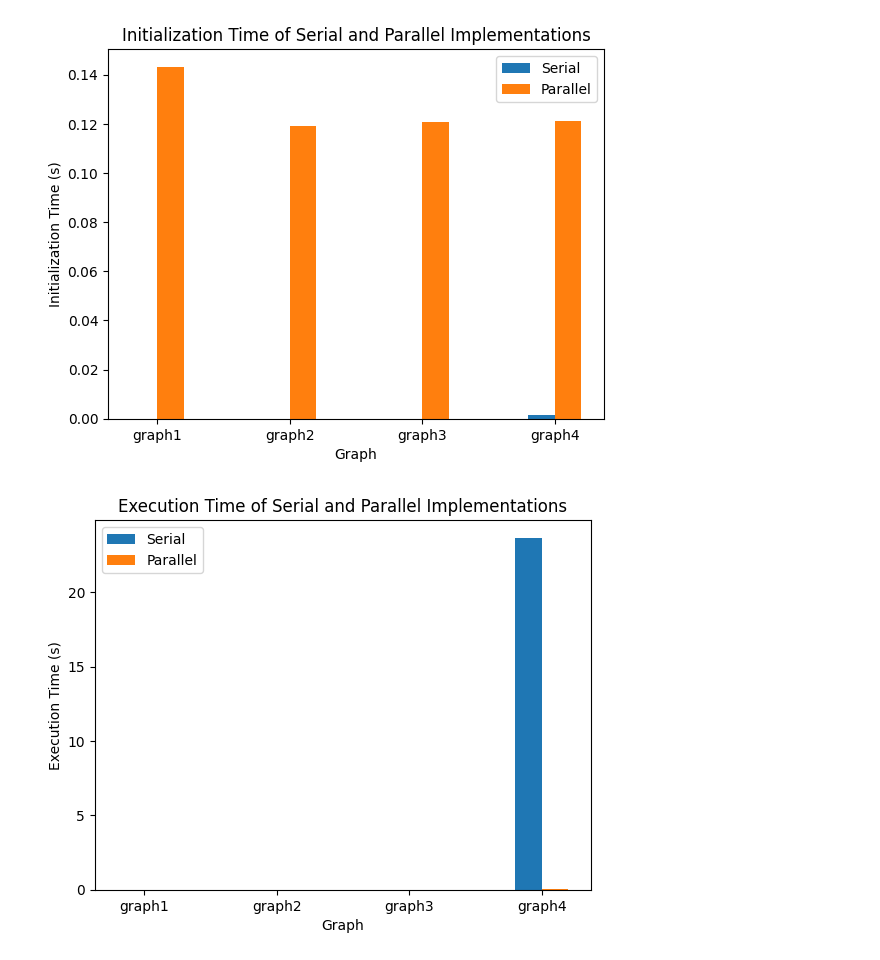
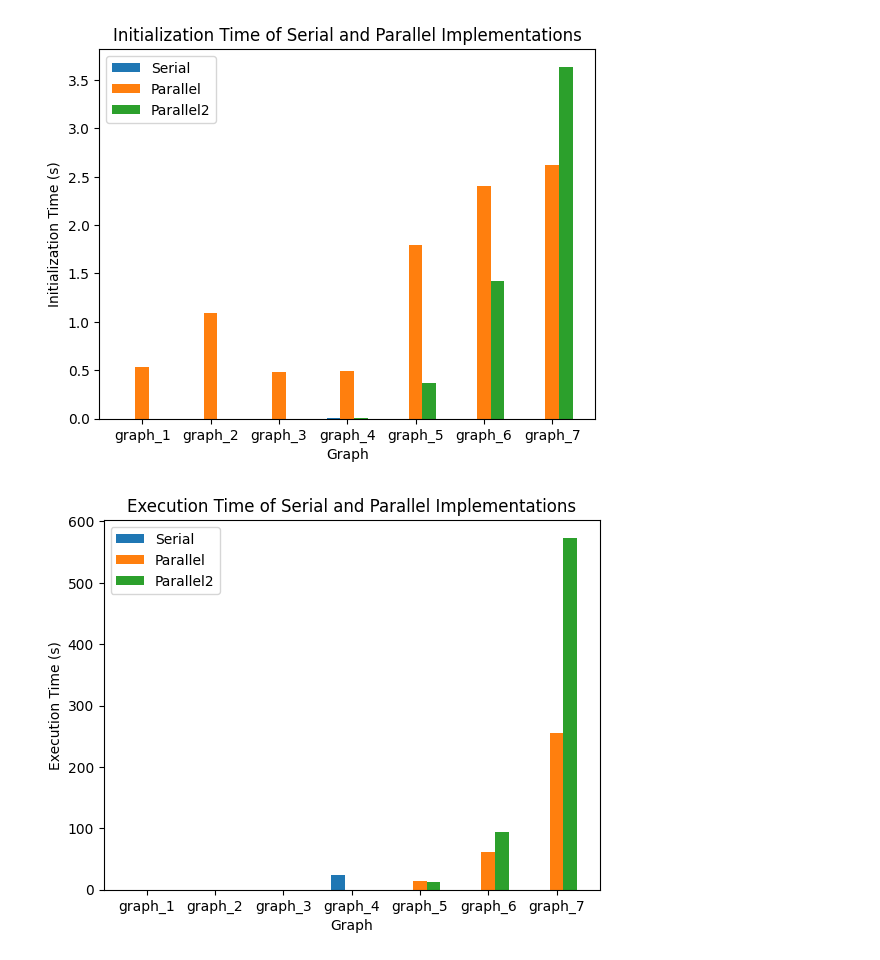
Before and after one commit to Daniele974/GraphCuts_CUDA, a Jupyter notebook: result_analysis.ipynb, the cells around one changed output. Cells and saved outputs as stored; diff of their text form; code cells hidden in the pictures.

Commit message:
Parallel2 funzionante, modifica per timestamp nel salvataggio, modifica make per esecuzioni multiple

```diff
--- a/result_analysis.ipynb
+++ b/result_analysis.ipynb
@@ -13,13 +13,16 @@ results = []
 for file in files:
     with open(file) as f:
         filename = os.path.basename(file)
-        graph = filename.split('_')[0]
-        algorithm = filename.split('_')[1]
+        splitted_filename = filename.split('_')
+        graph = splitted_filename[0]
+        algorithm = splitted_filename[1]
+        timestamp = splitted_filename[3].split('.')[0] if len(splitted_filename) > 3 else ''
         content = json.load(f)
         content['id'] = graph
         content['algorithm'] = algorithm
+        content['timestamp'] = timestamp
         results.append(content)
 
-results = pd.DataFrame(results, columns=['id', 'initializationTime', 'executionTime', 'totalTime', 'algorithm'])
+results = pd.DataFrame(results, columns=['id', 'initializationTime', 'executionTime', 'totalTime', 'algorithm','timestamp'])
 results
 # %% [output]
@@ -37,0 +46,3 @@ results
+# %%
+mean_results = results.groupby(['id', 'algorithm'])[['initializationTime', 'executionTime', 'totalTime']].mean().reset_index()
+mean_results
@@ -38,37 +67,39 @@ results
+# %%
+serial_results = mean_results[mean_results['algorithm'] == 'serial']
+parallel_results = mean_results[mean_results['algorithm'] == 'parallel']
+parallel2_results = mean_results[mean_results['algorithm'] == 'parallel2']
+#serial_results = mean_results[mean_results['algorithm'] == 'serial'][:groups]
+#parallel_results = mean_results[mean_results['algorithm'] == 'parallel'][:groups]
+#parallel2_results = mean_results[mean_results['algorithm'] == 'parallel2'][:groups]
+#x = np.arange(groups)
+x_serial = np.arange(len(serial_results))-0.2
+x_parallel = np.arange(len(parallel_results))
+x_parallel2 = np.arange(len(parallel2_results))+0.2
+width = 0.2
+max_length = max(len(serial_results),len(parallel_results),len(parallel2_results))
+ticks = [f'graph_{i}' for i in range(1, max_length+1)]
 # %%
-serial_results = results[results['algorithm'] == 'serial']
-parallel_results = results[results['algorithm'] == 'parallel']
-groups = min(len(serial_results),len(parallel_results))
-serial_results = results[results['algorithm'] == 'serial'][:groups]
-parallel_results = results[results['algorithm'] == 'parallel'][:groups]
-x = np.arange(groups)
-width = 0.2
-plt.bar(x-0.1, serial_results['initializationTime'], label='Serial', width=width)
-plt.bar(x+0.1, parallel_results['initializationTime'], label='Parallel', width=width)
-plt.xticks(x, serial_results['id'])
-plt.legend(['Serial', 'Parallel'])
+plt.bar(x_serial, serial_results['initializationTime'], label='Serial', width=width)
+plt.bar(x_parallel, parallel_results['initializationTime'], label='Parallel', width=width)
+plt.bar(x_parallel2, parallel2_results['initializationTime'], label='Parallel2', width=width)
+plt.xticks(np.arange(max_length), ticks)
+plt.legend(['Serial', 'Parallel', 'Parallel2'])
 plt.title('Initialization Time of Serial and Parallel Implementations')
 plt.xlabel('Graph')
 plt.ylabel('Initialization Time (s)')
 plt.show()
 # %% [output]
-[figure, old version]
+[figure, new version]
 # %%
-serial_results = results[results['algorithm'] == 'serial']
-parallel_results = results[results['algorithm'] == 'parallel']
-groups = min(len(serial_results),len(parallel_results))
-serial_results = results[results['algorithm'] == 'serial'][:groups]
-parallel_results = results[results['algorithm'] == 'parallel'][:groups]
-x = np.arange(groups)
-width = 0.2
-plt.bar(x-0.1, serial_results['executionTime'], label='Serial', width=width)
-plt.bar(x+0.1, parallel_results['executionTime'], label='Parallel', width=width)
-plt.xticks(x, serial_results['id'])
-plt.legend(['Serial', 'Parallel'])
+plt.bar(x_serial, serial_results['executionTime'], label='Serial', width=width)
+plt.bar(x_parallel, parallel_results['executionTime'], label='Parallel', width=width)
+plt.bar(x_parallel2, parallel2_results['executionTime'], label='Parallel2', width=width)
+plt.xticks(np.arange(max_length), ticks)
+plt.legend(['Serial', 'Parallel', 'Parallel2'])
 plt.title('Execution Time of Serial and Parallel Implementations')
 plt.xlabel('Graph')
 plt.ylabel('Execution Time (s)')
 plt.show()
 # %% [output]
-[figure, old version]
+[figure, new version]
 # %%
```
Also changed, not shown: parts of 4 cells of this notebook, 47 other files.
